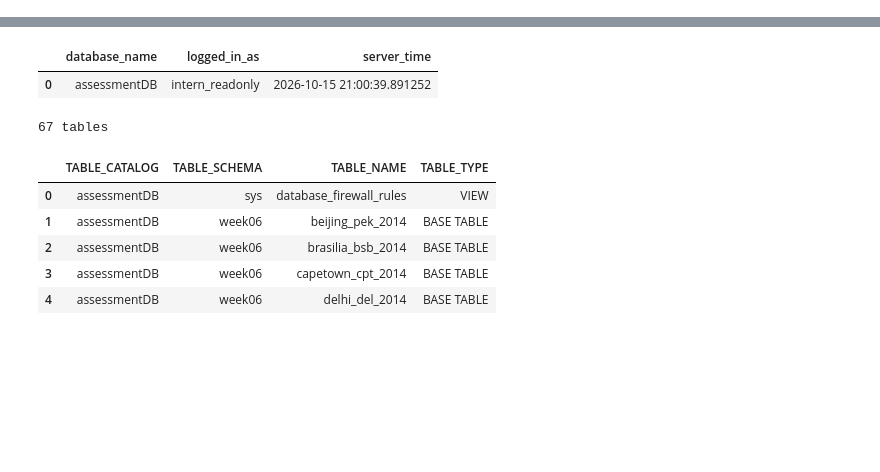
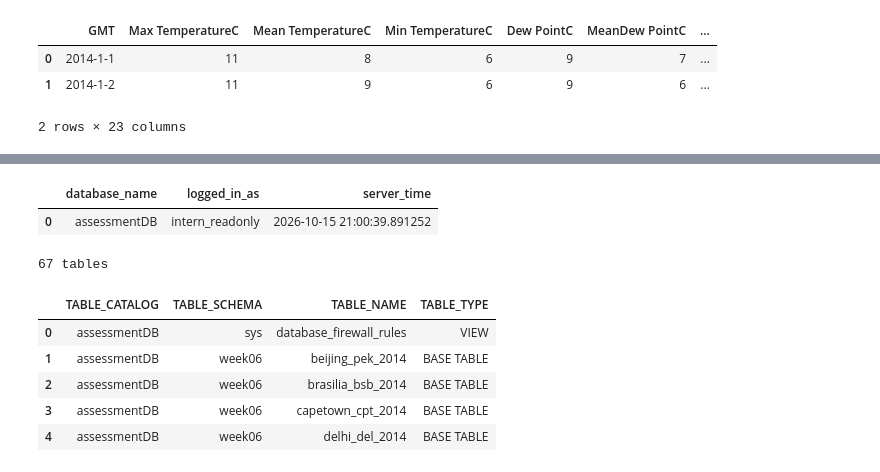
Before and after one commit to Timmy-Ezekiel/Dataraflow-data-science, a Jupyter notebook: week6/test.ipynb, the cells around one changed output, grey strips where cells are left out. Saved outputs shown, nothing was run; the diff lists cells and outputs as text; code cells hidden in the pictures; blank space fills up the shorter version.

```diff
--- a/week6/test.ipynb
+++ b/week6/test.ipynb
@@ -5,4 +5,14 @@ while _p != _p.parent and not (_p / "db" / "dataraflow_db.py").exists():
     _p = _p.parent
 sys.path.insert(0, str(_p))
 from db.dataraflow_db import run_query
+# %%
+run_query("""
+    SELECT TOP 2 *
+    FROM week06.london_2014
+""")
+# %% [output]
+|  | GMT | Max TemperatureC | Mean TemperatureC | Min TemperatureC | Dew PointC | MeanDew PointC | ... |
+| 0 | 2014-1-1 | 11 | 8 | 6 | 9 | 7 | ... |
+| 1 | 2014-1-2 | 11 | 9 | 6 | 9 | 6 | ... |
+2 rows × 23 columns
 # %%
```
Also changed, not shown: parts of 23 cells of this notebook, 2 other files.
